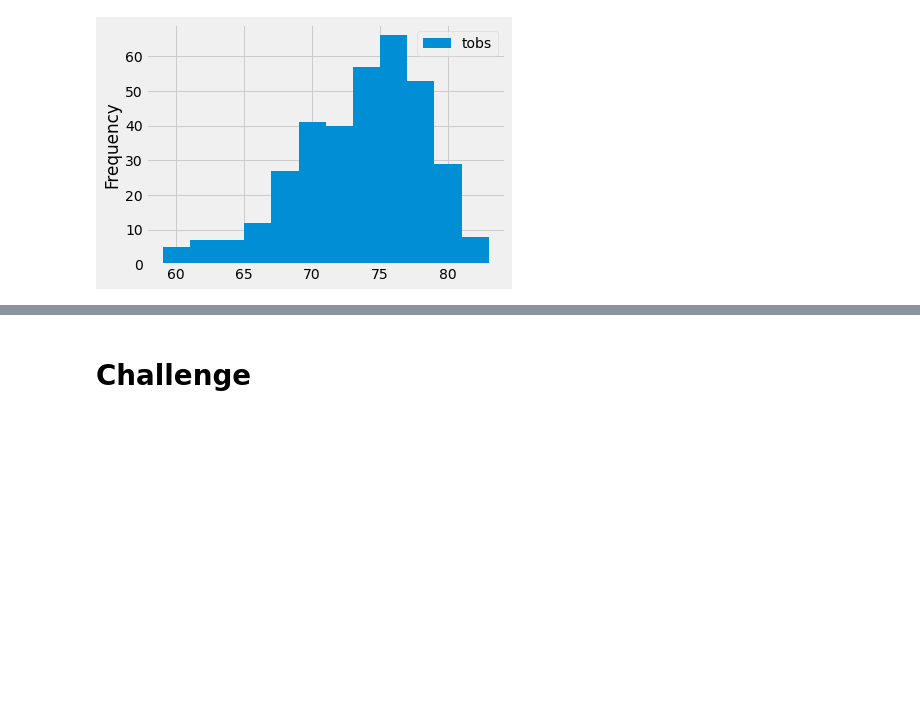
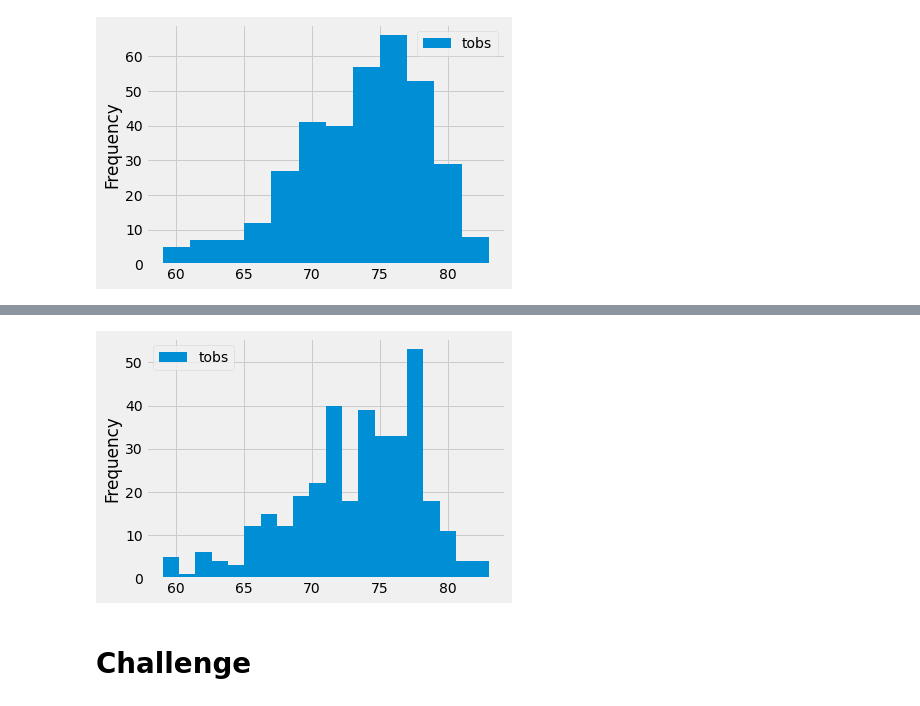
Before and after one commit to jheuer22/surfs_up, a Jupyter notebook: climate_analysis.ipynb, the cells around one changed output, grey strips where cells are left out. Drawn from its saved outputs; the diff is of its cells as text; code cells hidden in the pictures; blank space fills up the shorter version.

```diff
--- a/climate_analysis.ipynb
+++ b/climate_analysis.ipynb
@@ -178,3 +183,8 @@ plt.tight_layout()
+# %%
+df.plot.hist(bins=20)
+plt.tight_layout()
+# %% [output]
+[figure, added]
 # %%
 # Write a function called `calc_temps` that will accept start date and end date in the format '%Y-%m-%d'
 # and return the minimum, average, and maximum temperatures for that range of dates
```
Also changed, not shown: parts of 1 cell of this notebook, 1 other file.
